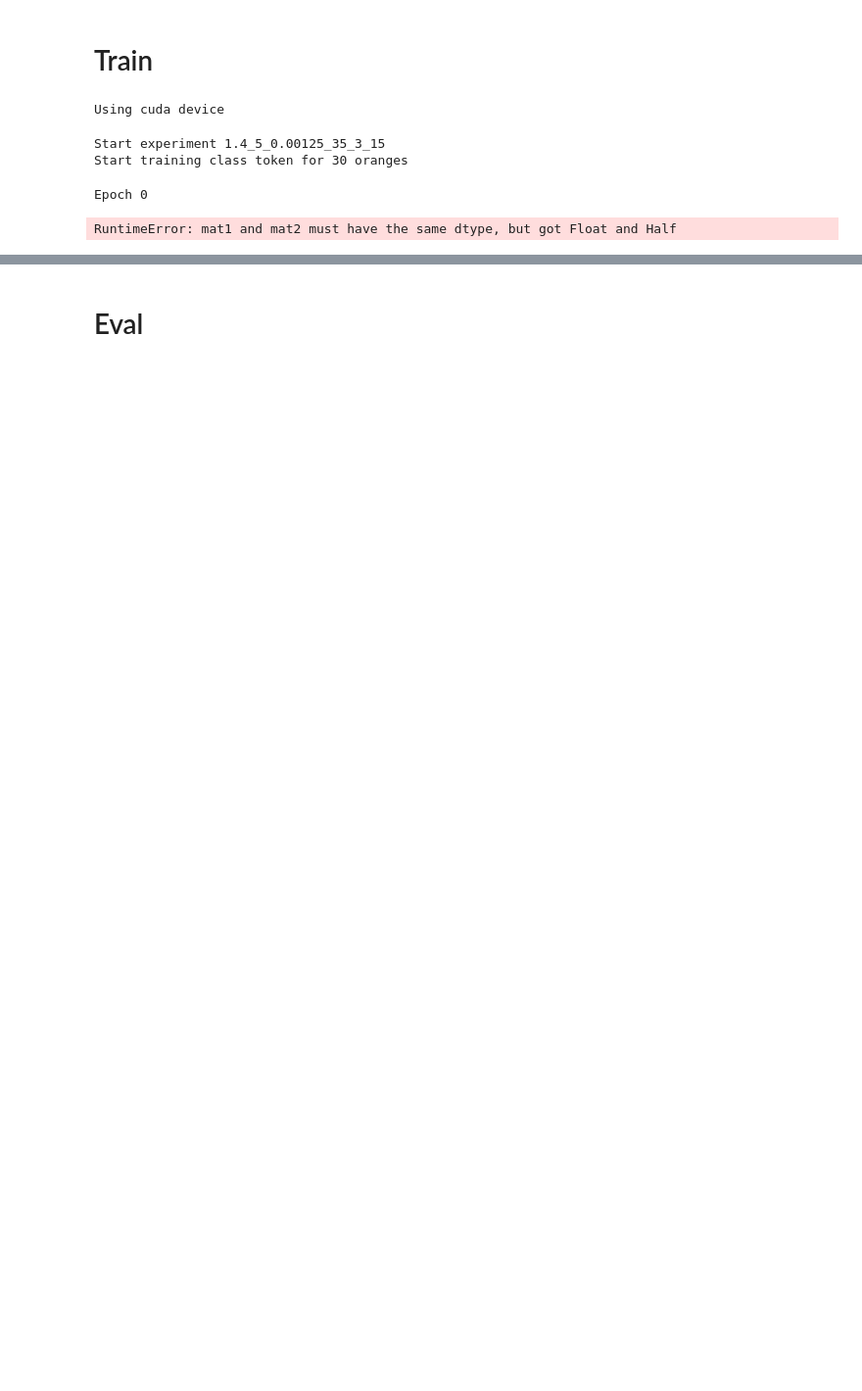
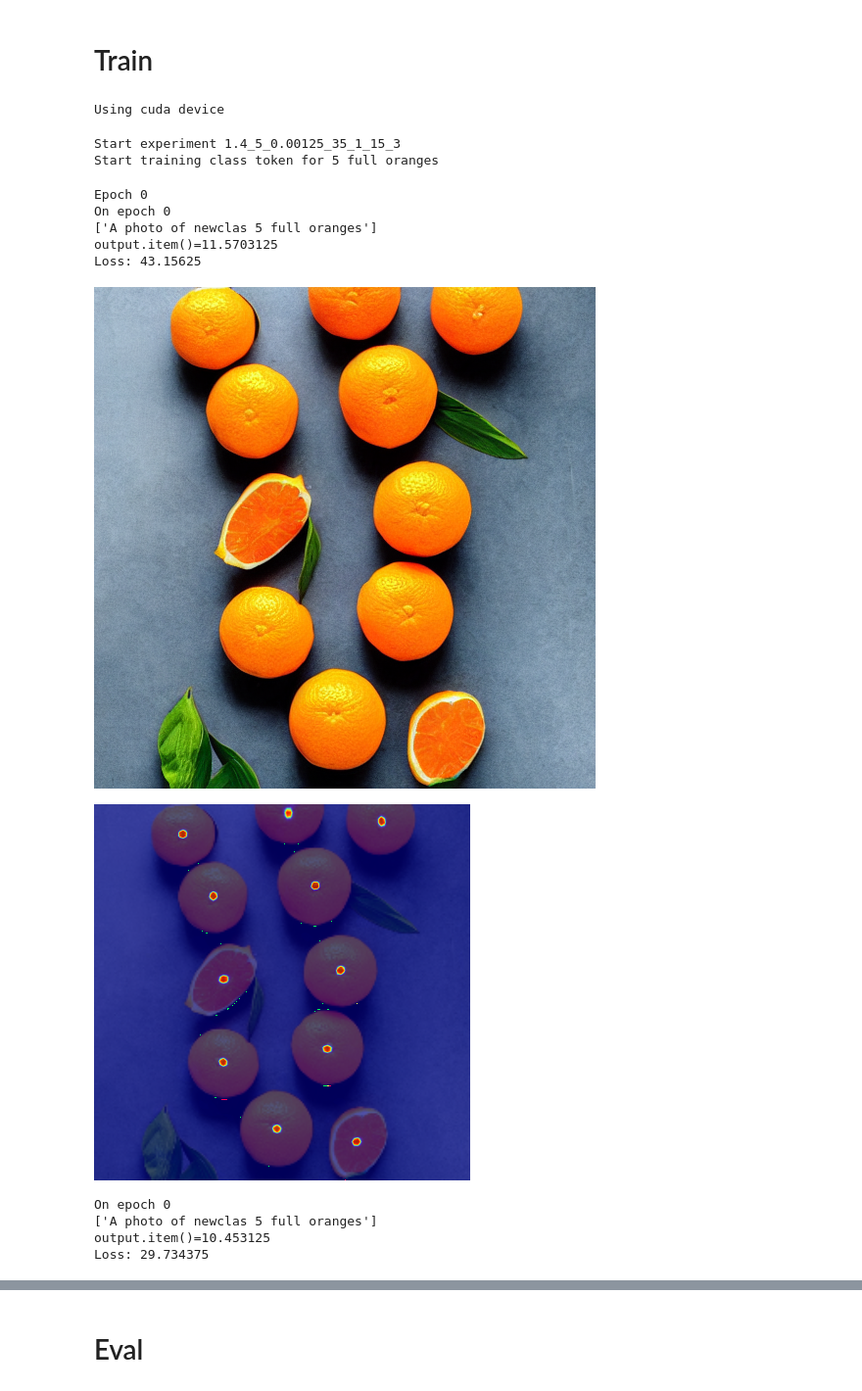
Before and after one commit to ozzafar/discriminative_class_tokens_for_counting, a Jupyter notebook: discrimnative_tokens_for_counting.ipynb, the cells around one changed output, grey strips where cells are left out. Shown at 98% size. Cells and saved outputs as stored; diff of their text form; code cells hidden in the pictures; blank space fills up the shorter version.

```diff
--- a/discrimnative_tokens_for_counting.ipynb
+++ b/discrimnative_tokens_for_counting.ipynb
@@ -113,6 +114,7 @@ config_names = [
     "height",
     "width",
     "num_of_SD_inference_steps",
+    "num_of_SD_backpropagation_steps",
     "placeholder_token",
     "initializer_token",
     "output_path",
@@ -141,8 +143,8 @@ print(f"Using {device} device")
 # %% [output]
 Using cuda device
 # %%
-from clip_count.util import misc
 import numpy as np
+import cv2
 import torchvision.transforms.functional as TF
 
 torch.autograd.set_detect_anomaly(True)
@@ -153,13 +155,13 @@ classification_model = utils.prepare_classifier(config)
 
 exp_identifier = (
     f'{"2.1" if config.sd_2_1 else "1.4"}_{config.epoch_size}_{config.lr}_'
-    f"{config.seed}_{config.number_of_prompts}_{config.early_stopping}"
+    f"{config.seed}_{config.number_of_prompts}_{config.early_stopping}_{config.num_of_SD_backpropagation_steps}"
 )
 
 #### Train ####
 print(f"Start experiment {exp_identifier}")
 
-class_name = "30 oranges"
+class_name = "5 full oranges"
 print(f"Start training class token for {class_name}")
 img_dir_path = f"img/{class_name}/train"
 if Path(img_dir_path).exists():
@@ -351,7 +353,7 @@ for epoch in range(config.num_train_epochs):
 
             latents = init_latent
             scheduler.set_timesteps(config.num_of_SD_inference_steps)
-            grad_update_step = config.num_of_SD_inference_steps - 1
+            grad_update_step = config.num_of_SD_inference_steps - config.num_of_SD_backpropagation_steps
 
             # generate image
             for i, t in enumerate(scheduler.timesteps):
@@ -417,22 +419,22 @@ for epoch in range(config.num_train_epochs):
 
             image_out = image
 
-            image = utils.transform_img_tensor(image, config).float()
-
+            image = utils.transform_img_tensor(image, config)
             prompt = [class_name.split()[-1]]
 
-            # with torch.cuda.amp.autocast():
-            output = classification_model.forward(image, prompt)
+            with torch.cuda.amp.autocast():
+                orig_output = classification_model.forward(image, prompt)
 
-            output = torch.sum(output[0]/60).float()
+            output = torch.sum(orig_output[0]/70)
+
 
             if classification_loss is None:
                 classification_loss = criterion(
-                    output, torch.FloatTensor([class_infer]).cuda()
+                    output, torch.HalfTensor([class_infer]).cuda()
                 )
             else:
                 classification_loss += criterion(
-                    output, torch.FloatTensor([class_infer]).cuda()
+                    output, torch.HalfTensor([class_infer]).cuda()
                 )
 
             total_loss += classification_loss.detach().item()
@@ -448,6 +450,19 @@ for epoch in range(config.num_train_epochs):
                 print(txt)
                 display(utils.numpy_to_pil(
                     image_out.permute(0, 2, 3, 1).cpu().detach().numpy()
+                )[0])
+
+                # counting prediction heatmap
+                pred_density = orig_output[0].detach().cpu().numpy()
+                pred_density = pred_density/pred_density.max()
+                pred_density_write = 1. - pred_density
+                pred_density_write = cv2.applyColorMap(np.uint8(255*pred_density_write), cv2.COLORMAP_JET)
+                pred_density_write = pred_density_write/255.
+                img = TF.resize(image, (384)).squeeze(0).permute(1, 2, 0).detach().cpu().numpy()
+                heatmap_pred = 0.33 * img + 0.67 * pred_density_write
+                heatmap_pred = heatmap_pred/heatmap_pred.max()
+                display(utils.numpy_to_pil(
+                    heatmap_pred
                 )[0])
 
             torch.nn.utils.clip_grad_norm_(
@@ -498,33 +513,42 @@ for epoch in range(config.num_train_epochs):
                                 "stabilityai/stable-diffusion-2-1-base"
                             )
                         else:
                             pretrained_model_name_or_path = (
                                 "CompVis/stable-diffusion-v1-4"
                             )
                         pipeline = StableDiffusionPipeline.from_pretrained(
                             pretrained_model_name_or_path,
                             text_encoder=accelerator.unwrap_model(
                                 text_encoder
                             ),
                             vae=vae,
                             unet=unet,
                             tokenizer=tokenizer,
                         )
                         pipeline.save_pretrained(f"pipeline_{token_path}")
                 else:
                     current_early_stopping -= 1
                 print(
                     f"{current_early_stopping} steps to stop, current best {min_loss}"
                 )
 
                 total_loss = 0
                 global_step += 1
     print(f"Current accuracy {correct / config.epoch_size}")
 
     if (correct / config.epoch_size > 0.7) or current_early_stopping < 0:
         break
 # %% [output]
-Start experiment 1.4_5_0.00125_35_3_15
-Start training class token for 30 oranges
+Start experiment 1.4_5_0.00125_35_1_15_3
+Start training class token for 5 full oranges
 Epoch 0
+On epoch 0
+['A photo of newclas 5 full oranges']
+output.item()=11.5703125
+Loss: 43.15625
+[figure, added]
+[figure, added]
-RuntimeError: mat1 and mat2 must have the same dtype, but got Float and Half
+On epoch 0
+['A photo of newclas 5 full oranges']
+output.item()=10.453125
+Loss: 29.734375
```
Also changed, not shown: parts of 4 cells of this notebook, 2 other files.
